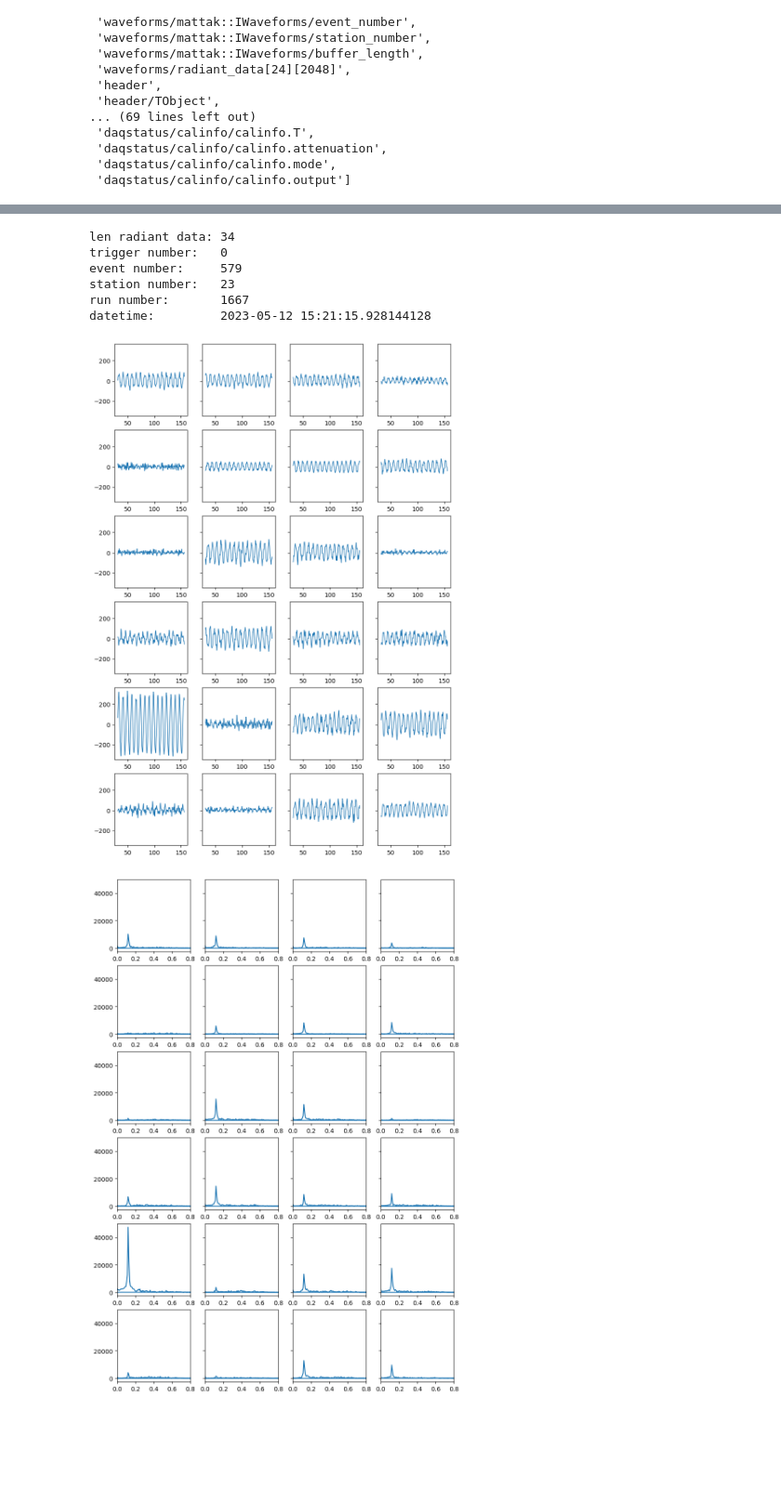
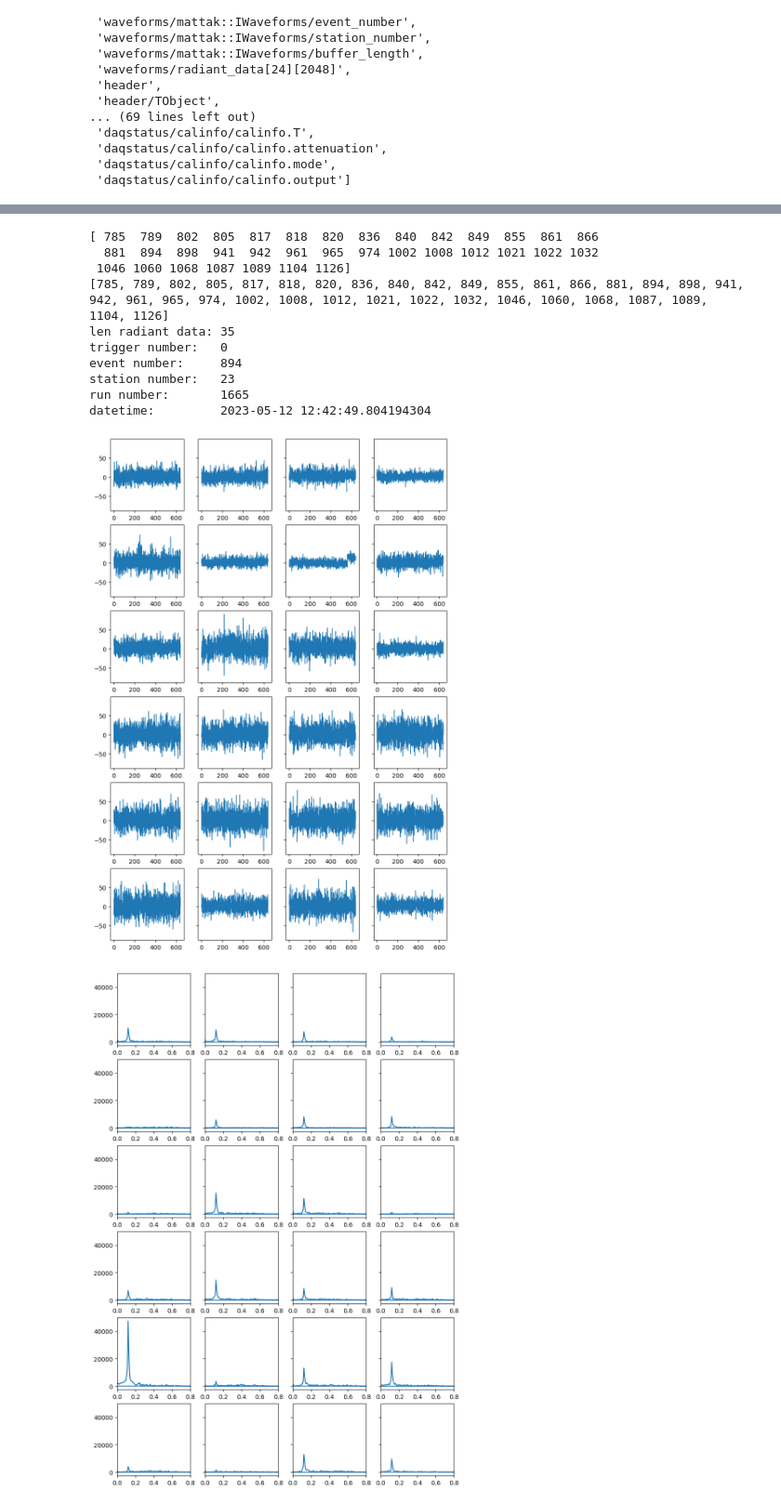
Before and after one commit to OliverSchlemper/Flights, a Jupyter notebook: combined_test copy.ipynb, the cells around one changed output, grey strips where cells are left out. Shown at 93% size. Cells and saved outputs as stored; diff of their text form; code cells hidden in the pictures; blank space fills up the shorter version.

```diff
--- a/combined_test copy.ipynb
+++ b/combined_test copy.ipynb
@@ -38,3 +38,7 @@ file['combined'].keys()
  'daqstatus/calinfo/calinfo.attenuation',
  'daqstatus/calinfo/calinfo.mode',
  'daqstatus/calinfo/calinfo.output']
+# %%
+filename = 'station11_run2210_headers.root'
+file = uproot.open("./header/" + filename)
+file['header'].keys()
@@ -47,6 +81,7 @@ radiant_data = np.array(file['combined/waveforms/radiant_data[24][2048]'])
 
 trigger_number = np.array(file['combined/header/trigger_number'])
 event_number = np.array(file['combined/header/event_number'])
+#print('max event id: ' , max(event_number), ',  min event id:  ', min(event_number))
 station_number = np.array(file['combined/header/station_number'])
 run_number = np.array(file['combined/header/run_number'])
 #whatever_this_is = (file['combined/waveforms/mattak::IWaveforms/TObject'])
@@ -55,8 +90,8 @@ run_number = np.array(file['combined/header/run_number'])
 times = np.array(file['combined/header/trigger_time'])
 
 times = pd.to_datetime(times, unit = 's')
-start_time = pd.to_datetime('2023-05-12T15:19:07')
-stop_time = pd.to_datetime('2023-05-12T15:25:14')
+start_time = pd.to_datetime('2023-05-12T12:40:07')
+stop_time = pd.to_datetime('2023-05-12T12:46:40')
 
 mask = (times >= start_time) & (times <= stop_time)
 
@@ -66,40 +101,49 @@ mask = (times >= start_time) & (times <= stop_time)
 
 
 #x = np.arange(0, 2048, 1)
 x = np.linspace(0, 640, 2048) # the real time would be interesting
 #print(len(x))
 #print(times.shape, radiant_data[0,0,:].shape, x.shape)
 #print(radiant_data[mask, :, :].shape)
 
-start = 100
-end = 500
+start = 0
+end = -1
 event_index = 15 # 15
+
+event_ids = [event_number[mask][i] for i in range(len(event_number[mask]))]
+print(event_number[mask])
+print(event_ids)
+
 
 
 print('len radiant data:', len(radiant_data[mask, :, :]))
 print('trigger number:  ', trigger_number[mask][event_index])
 print('event number:    ', event_number[mask][event_index])
 print('station number:  ', station_number[mask][event_index])
 print('run number:      ', run_number[mask][event_index])
 print('datetime:        ', times[mask][event_index])
 
 #print(times[mask])
 fig, ax = plt.subplots(6, 4, figsize = (10, 15), sharey = True)
 fig.suptitle('')
 counter = 0
 for i in range(6):
     for j in range(4):
         ax[i, j].plot(x[start:end], radiant_data[mask, :, :][event_index, counter, start:end], linewidth = 1)#69
         counter += 1
 plt.show()
 # %% [output]
-len radiant data: 34
+[ 785  789  802  805  817  818  820  836  840  842  849  855  861  866
+  881  894  898  941  942  961  965  974 1002 1008 1012 1021 1022 1032
+ 1046 1060 1068 1087 1089 1104 1126]
+[785, 789, 802, 805, 817, 818, 820, 836, 840, 842, 849, 855, 861, 866, 881, 894, 898, 941, 942, 961, 965, 974, 1002, 1008, 1012, 1021, 1022, 1032, 1046, 1060, 1068, 1087, 1089, 1104, 1126]
+len radiant data: 35
 trigger number:   0
-event number:     579
+event number:     894
 station number:   23
-run number:       1667
-datetime:         2023-05-12 15:21:15.928144128
+run number:       1665
+datetime:         2023-05-12 12:42:49.804194304
-[figure, old version]
+[figure, new version]
 # %%
 fig, ax = plt.subplots(6, 4, figsize = (10, 15), sharey = True)
 counter = 0
```
Also changed, not shown: parts of 3 cells of this notebook, 39 other files.
